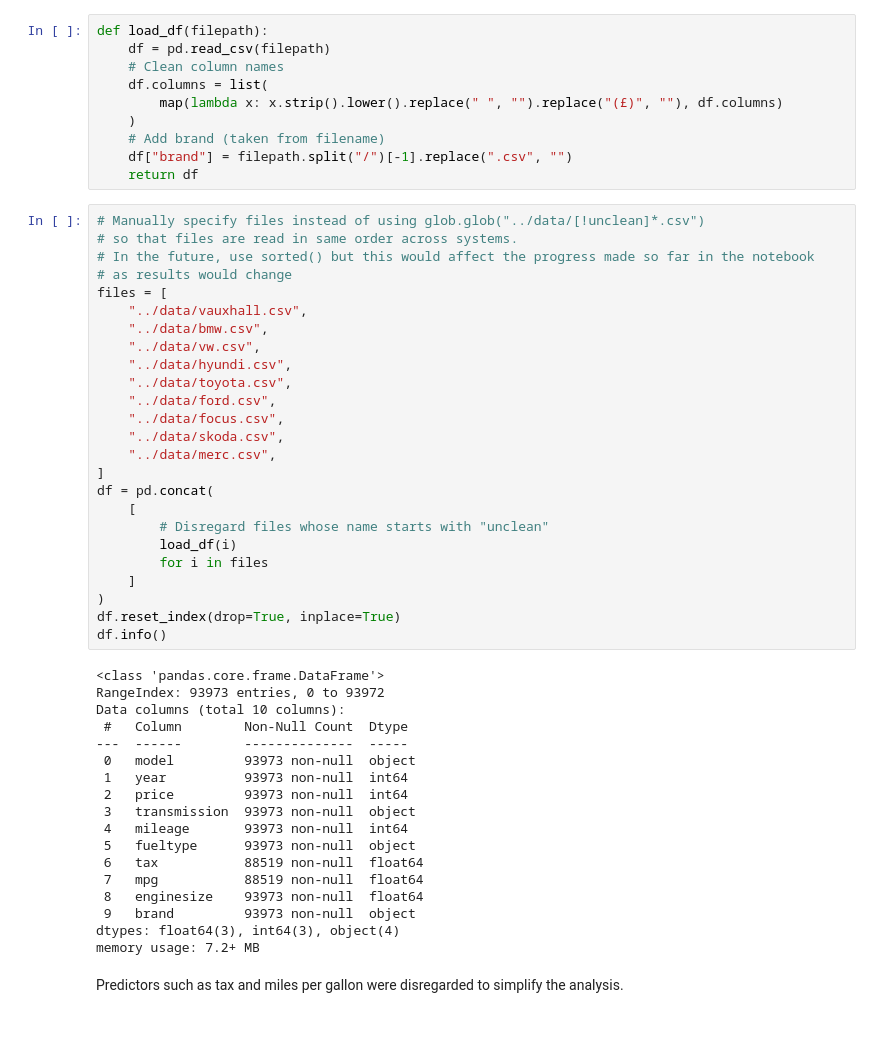
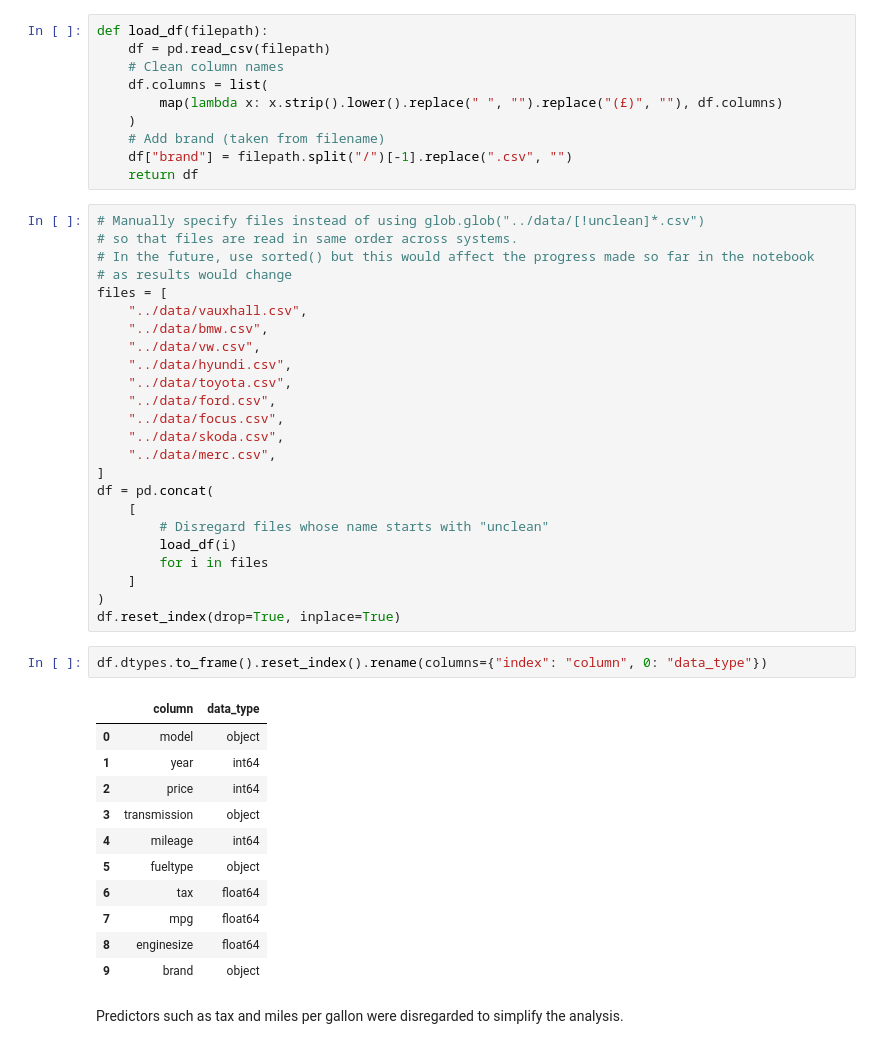
Before and after one commit to calyptis/LeafSim, a Jupyter notebook: notebooks/LeafSim.ipynb, the cells around one changed output. Cells and saved outputs as stored; diff of their text form.

```diff
--- a/notebooks/LeafSim.ipynb
+++ b/notebooks/LeafSim.ipynb
@@ -106,25 +106,20 @@ df = pd.concat(
     ]
 )
 df.reset_index(drop=True, inplace=True)
-df.info()
-# %% [output]
-<class 'pandas.core.frame.DataFrame'>
-RangeIndex: 93973 entries, 0 to 93972
-Data columns (total 10 columns):
- #   Column        Non-Null Count  Dtype
----  ------        --------------  -----
- 0   model         93973 non-null  object
- 1   year          93973 non-null  int64
- 2   price         93973 non-null  int64
- 3   transmission  93973 non-null  object
- 4   mileage       93973 non-null  int64
- 5   fueltype      93973 non-null  object
- 6   tax           88519 non-null  float64
- 7   mpg           88519 non-null  float64
- 8   enginesize    93973 non-null  float64
- 9   brand         93973 non-null  object
-dtypes: float64(3), int64(3), object(4)
-memory usage: 7.2+ MB
+# %%
+df.dtypes.to_frame().reset_index().rename(columns={"index": "column", 0: "data_type"})
+# %% [output]
+|  | column | data_type |
+| 0 | model | object |
+| 1 | year | int64 |
+| 2 | price | int64 |
+| 3 | transmission | object |
+| 4 | mileage | int64 |
+| 5 | fueltype | object |
+| 6 | tax | float64 |
+| 7 | mpg | float64 |
+| 8 | enginesize | float64 |
+| 9 | brand | object |
 # %% [markdown]
 Predictors such as tax and miles per gallon were disregarded to simplify the analysis.
 # %%
```
Also changed, not shown: parts of 10 cells of this notebook.
